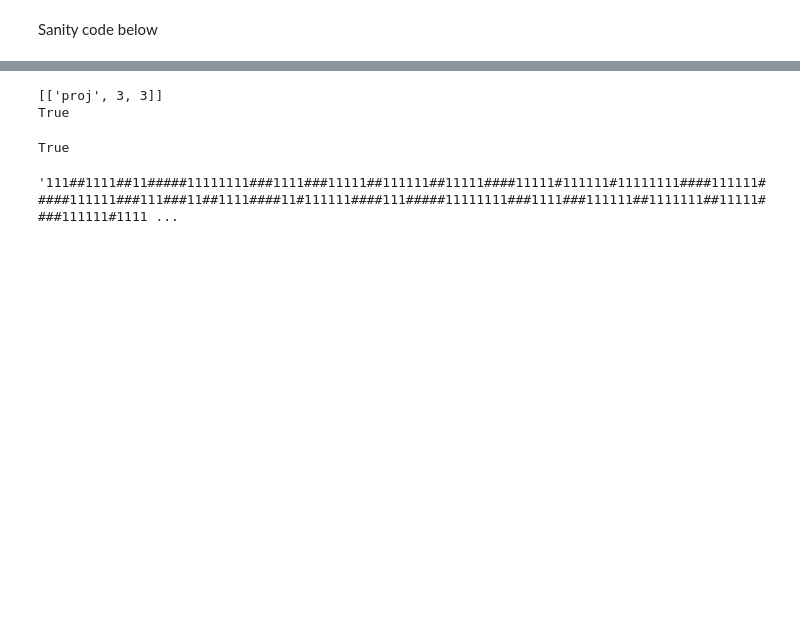
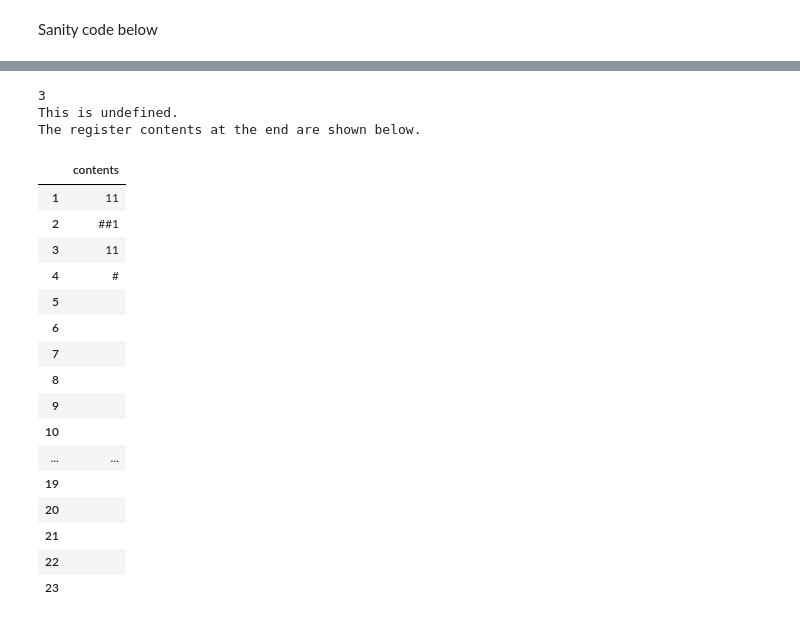
Before and after one commit to lmoss/onesharp, a Jupyter notebook: primitive_recursion.ipynb, the cells around one changed output, grey strips where cells are left out. Cells and saved outputs as stored; diff of their text form; code cells hidden in the pictures; blank space fills up the shorter version.

```diff
--- a/primitive_recursion.ipynb
+++ b/primitive_recursion.ipynb
@@ -843,4 +715,0 @@ x
-# %%
-a = ['proj',2, 4]
-# %%
-b = ['pr', a, a]
@@ -889,11 +744,11 @@ def arity(t):
     f = t[1]
     g_list = t[2:]
     if arity(f)== len(g_list) and all_equal([arity(v) for v in g_list]):
-      return(arity(t[3]))
+      return(arity(t[2]))
 
 def program(t):
-  if t == 's_prog':
-    return(s_prog)
+  if t=='s_prog':
+    return(copy_1_2_3 + successor_prog(2,3))
   if t[0] == 'proj':
     return(proj_prog(t[1],t[2]))
   if t == 'z':
@@ -908,7 +763,7 @@ def program(t):
   if t[0] == 'comp':
     g = program(t[1])
     hs = [program(u) for u in t[2:]]
-    k = arity(t[3])
+    k = arity(t[2])
     p = compose(g,hs,k)
     return(p)
 # %%
@@ -943,16 +832,40 @@ IndexError: ignored
-# %%
-[0,1,2,3,4][2:]
-t=[comp, s, [proj, 3,3]]
-f = t[1]
-g_list = t[2:]
-print(g_list)
-print(arity(f)== len(g_list))
-all_equal([arity(v) for v in g_list])
-# %% [output]
-[['proj', 3, 3]]
-True
-True
-# %%
-multiply
-# %% [output]
-'111##1111##11#####11111111###1111###11111##111111##11111####11111#111111#11111111####111111#####111111###111###11##1111####11#111111####111#####11111111###1111###111111##1111111##11111####111111#1111 ...
+# %%
+## exercise 5a below
+chi_equals = [comp, mul, chi_lesser_or_equal, chi_greater_or_equal ]
+# %%
+## exercise 5b below
+g = [comp, chi_equals, [proj,2,3], [comp, mul, [proj,1,3],[proj,3,3]]] # tells if first x third = second
+print(arity(g))
+onesharp(program(g),['11','##1','11'])
+
+
+## additional function g_2
+g2 = [comp, chi_greater, [proj,3,3], [comp, s, [comp, z, [proj, 1, 3]]]]
+## g2(m,n,p) =  1 if n > 1, and g2(m,n,p) =  0 if n <= 1
+#onesharp(program(g2),['1','#1','#1'])
+
+## now let
+g1 = [comp, mul, g, g2]
+## g1(m,p,n) = 1 if n is at least 2, and m n = p
+#onesharp(program(g1),['1','11','11'])
+# %% [output]
+3
+This is undefined.
+The register contents at the end are shown below.
+|  | contents |
+| 1 | 11 |
+| 2 | ##1 |
+| 3 | 11 |
+| 4 | # |
+| 5 |  |
+| 6 |  |
+| 7 |  |
+| 8 |  |
+| 9 |  |
+| 10 |  |
+| ... | ... |
+| 19 |  |
+| 20 |  |
+| 21 |  |
+| 22 |  |
+| 23 |  |
```
Also changed, not shown: parts of 17 cells of this notebook.
